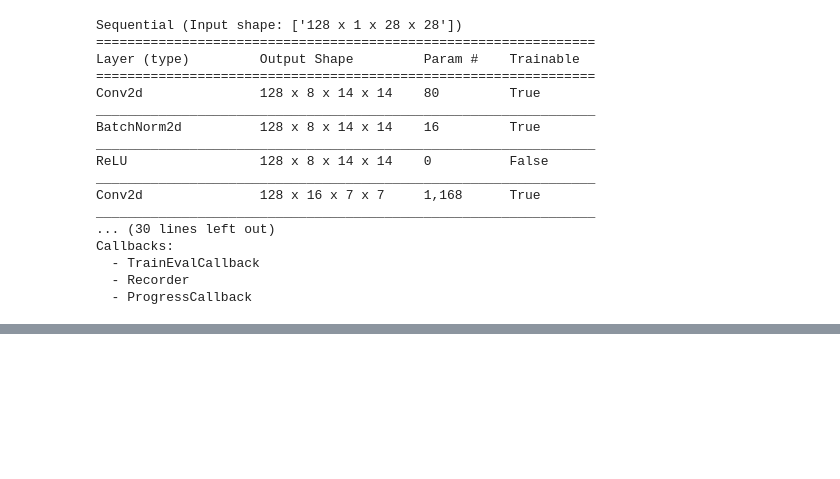
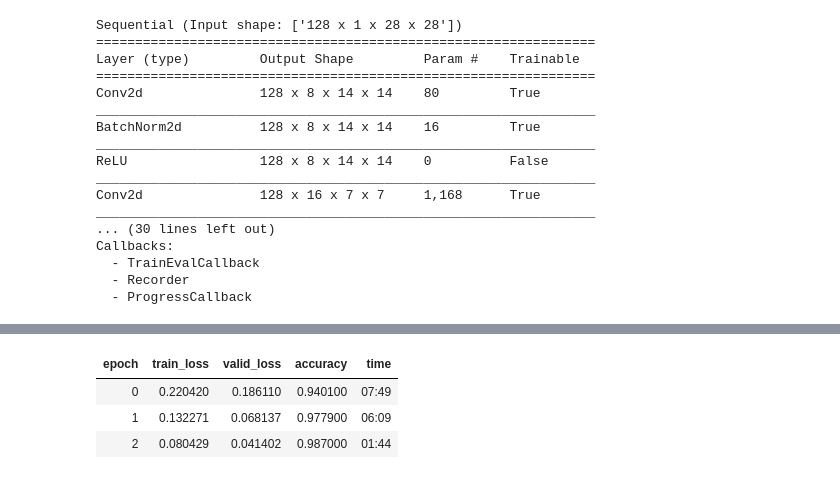
Before and after one commit to Legnica1241/fastai-nbs, a Jupyter notebook: mnist.ipynb, the cells around one changed output, grey strips where cells are left out. Cells and saved outputs as stored; diff of their text form; code cells hidden in the pictures; blank space fills up the shorter version.

```diff
--- a/mnist.ipynb
+++ b/mnist.ipynb
@@ -121,6 +121,8 @@ Callbacks:
   - TrainEvalCallback
   - Recorder
   - ProgressCallback
+# %%
+ learn.model = model.cuda()
 # %%
 learn.lr_find()
 # %% [output]
@@ -128,0 +132,7 @@ RuntimeError: Cannot pickle CUDA storage; try pickling a CUDA tensor instead
+# %%
+learn.fit_one_cycle(3, lr_max=1e-1)
+# %% [output]
+| epoch | train_loss | valid_loss | accuracy | time |
+| 0 | 0.220420 | 0.186110 | 0.940100 | 07:49 |
+| 1 | 0.132271 | 0.068137 | 0.977900 | 06:09 |
+| 2 | 0.080429 | 0.041402 | 0.987000 | 01:44 |
```
Also changed, not shown: parts of 3 cells of this notebook.
